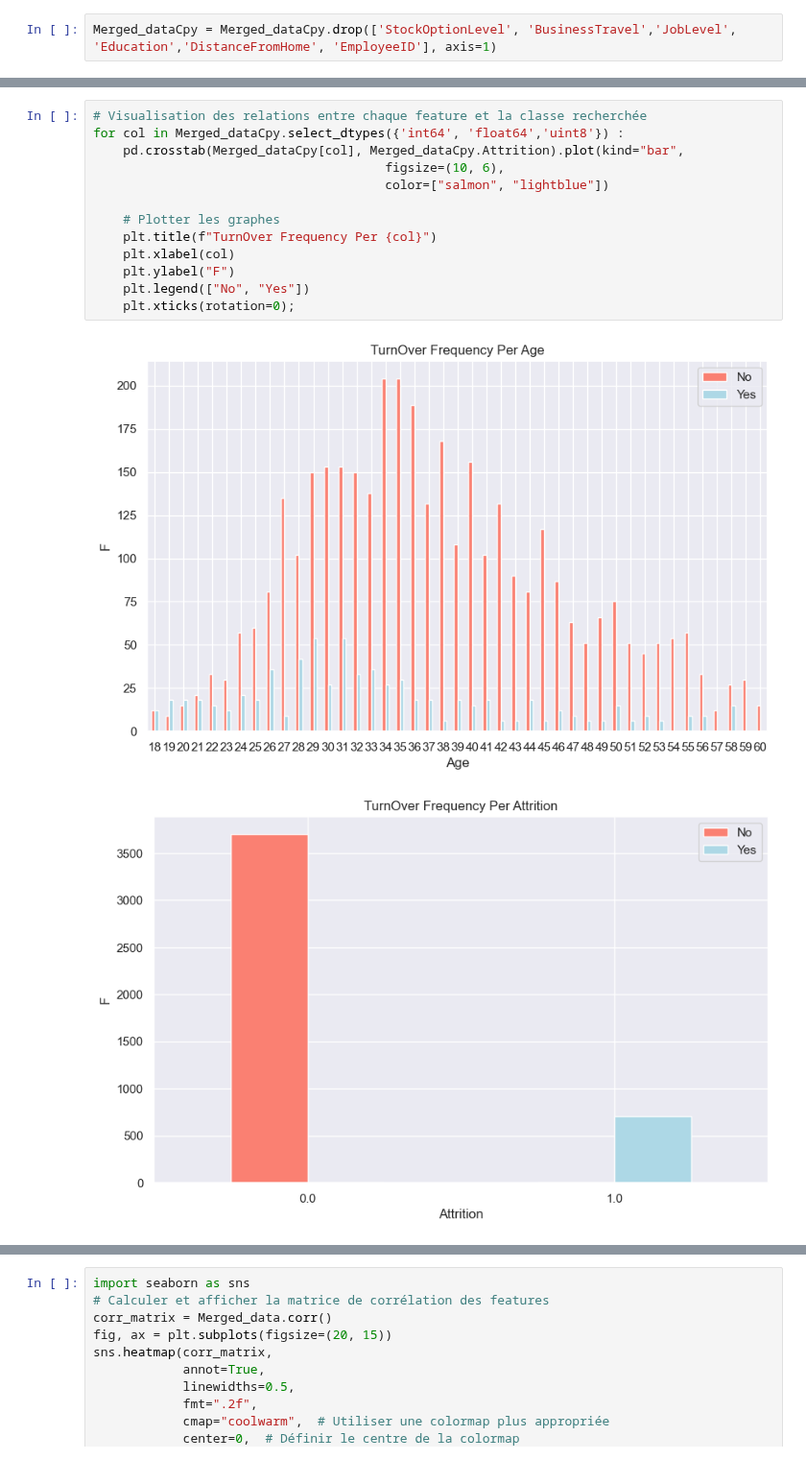
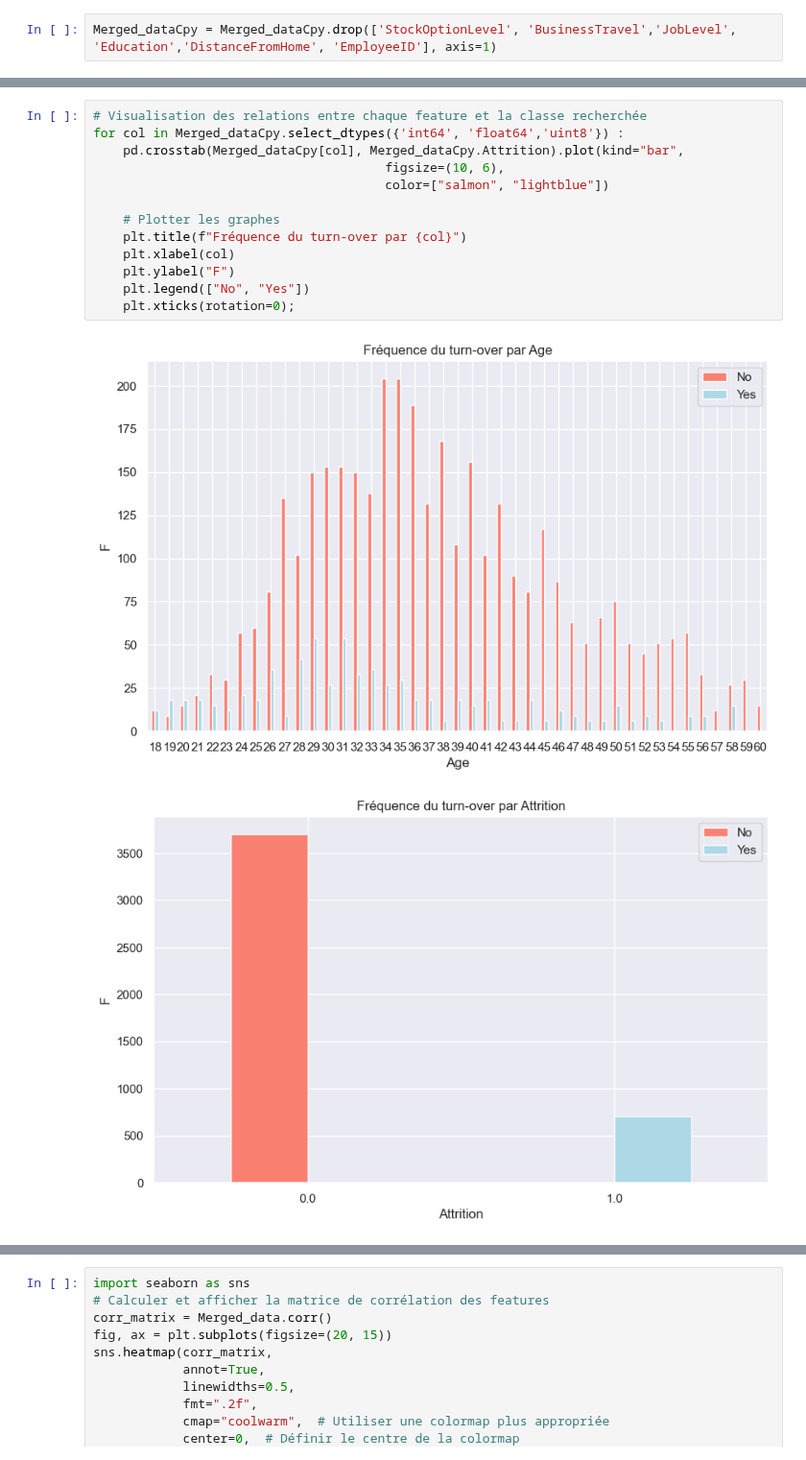
Before and after one commit to Landrien/IA, a Jupyter notebook: Projet/Projet_1.ipynb, the cells around one changed output, grey strips where cells are left out. Shown at 96% size. Saved outputs shown, nothing was run; the diff lists cells and outputs as text.

```diff
--- a/Projet/Projet_1.ipynb
+++ b/Projet/Projet_1.ipynb
@@ -1249,16 +1238,16 @@ Statistique
 # %%
 # Visualisation des relations entre chaque feature et la classe recherchée
 for col in Merged_dataCpy.select_dtypes({'int64', 'float64','uint8'}) :
     pd.crosstab(Merged_dataCpy[col], Merged_dataCpy.Attrition).plot(kind="bar",
                                        figsize=(10, 6),
                                        color=["salmon", "lightblue"])
 
     # Plotter les graphes
-    plt.title(f"TurnOver Frequency Per {col}")
+    plt.title(f"Fréquence du turn-over par {col}")
     plt.xlabel(col)
     plt.ylabel("F")
     plt.legend(["No", "Yes"])
     plt.xticks(rotation=0);
 # %% [output]
-[figure, old version]
+[figure, new version]
-[figure, old version]
+[figure, new version]
```
Also changed, not shown: parts of 76 cells of this notebook.
